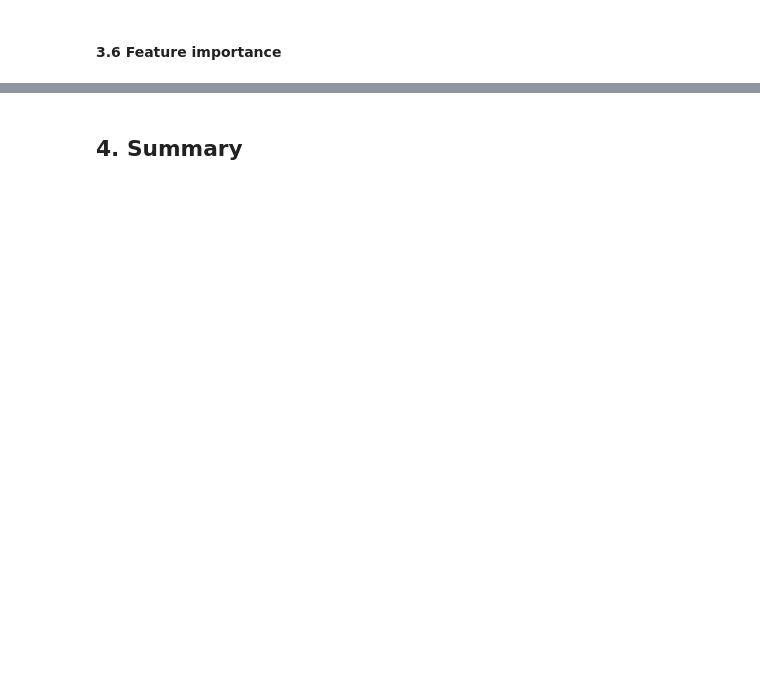
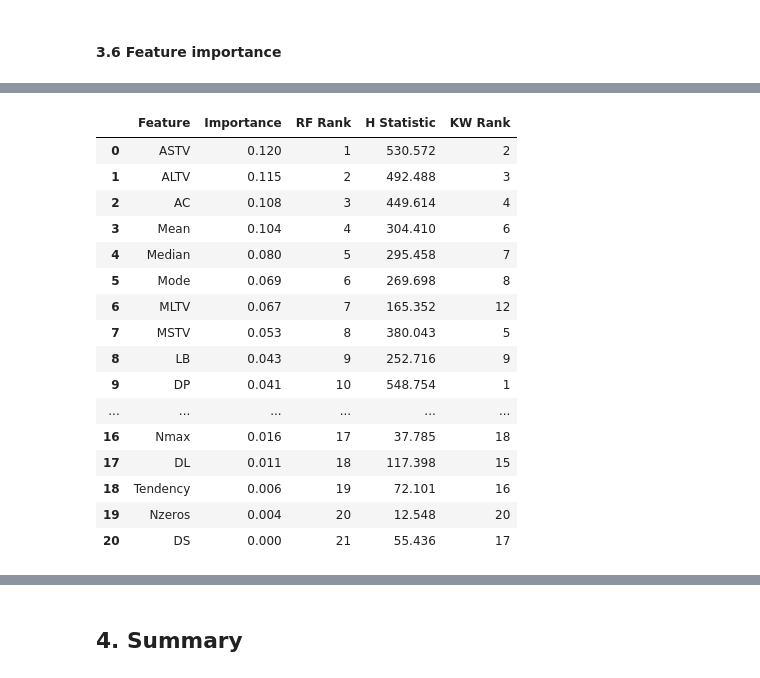
Before and after one commit to JingliangCCT/Machine-Learning-CA1, a Jupyter notebook: Jingliang_ML_HDipData_CA1.ipynb, the cells around one changed output, grey strips where cells are left out. Cells and saved outputs as stored; diff of their text form; code cells hidden in the pictures; blank space fills up the shorter version.

```diff
--- a/Jingliang_ML_HDipData_CA1.ipynb
+++ b/Jingliang_ML_HDipData_CA1.ipynb
@@ -691,0 +825,26 @@ For Random Forest, the selected parameters matched the default settings, leaving
+# %%
+# Compare with the Kruskal-Wallis ranking from section 2.3
+
+kw_rank = kw_results[['Feature', 'H Statistic']].copy()
+kw_rank['KW Rank'] = range(1, len(kw_rank) + 1)
+
+comparison = rf_importance.merge(kw_rank, on='Feature')
+comparison[['Feature', 'Importance', 'RF Rank', 'H Statistic', 'KW Rank']].round(3)
+# %% [output]
+|  | Feature | Importance | RF Rank | H Statistic | KW Rank |
+| 0 | ASTV | 0.120 | 1 | 530.572 | 2 |
+| 1 | ALTV | 0.115 | 2 | 492.488 | 3 |
+| 2 | AC | 0.108 | 3 | 449.614 | 4 |
+| 3 | Mean | 0.104 | 4 | 304.410 | 6 |
+| 4 | Median | 0.080 | 5 | 295.458 | 7 |
+| 5 | Mode | 0.069 | 6 | 269.698 | 8 |
+| 6 | MLTV | 0.067 | 7 | 165.352 | 12 |
+| 7 | MSTV | 0.053 | 8 | 380.043 | 5 |
+| 8 | LB | 0.043 | 9 | 252.716 | 9 |
+| 9 | DP | 0.041 | 10 | 548.754 | 1 |
+| ... | ... | ... | ... | ... | ... |
+| 16 | Nmax | 0.016 | 17 | 37.785 | 18 |
+| 17 | DL | 0.011 | 18 | 117.398 | 15 |
+| 18 | Tendency | 0.006 | 19 | 72.101 | 16 |
+| 19 | Nzeros | 0.004 | 20 | 12.548 | 20 |
+| 20 | DS | 0.000 | 21 | 55.436 | 17 |
```
Also changed, not shown: parts of 24 cells of this notebook.
